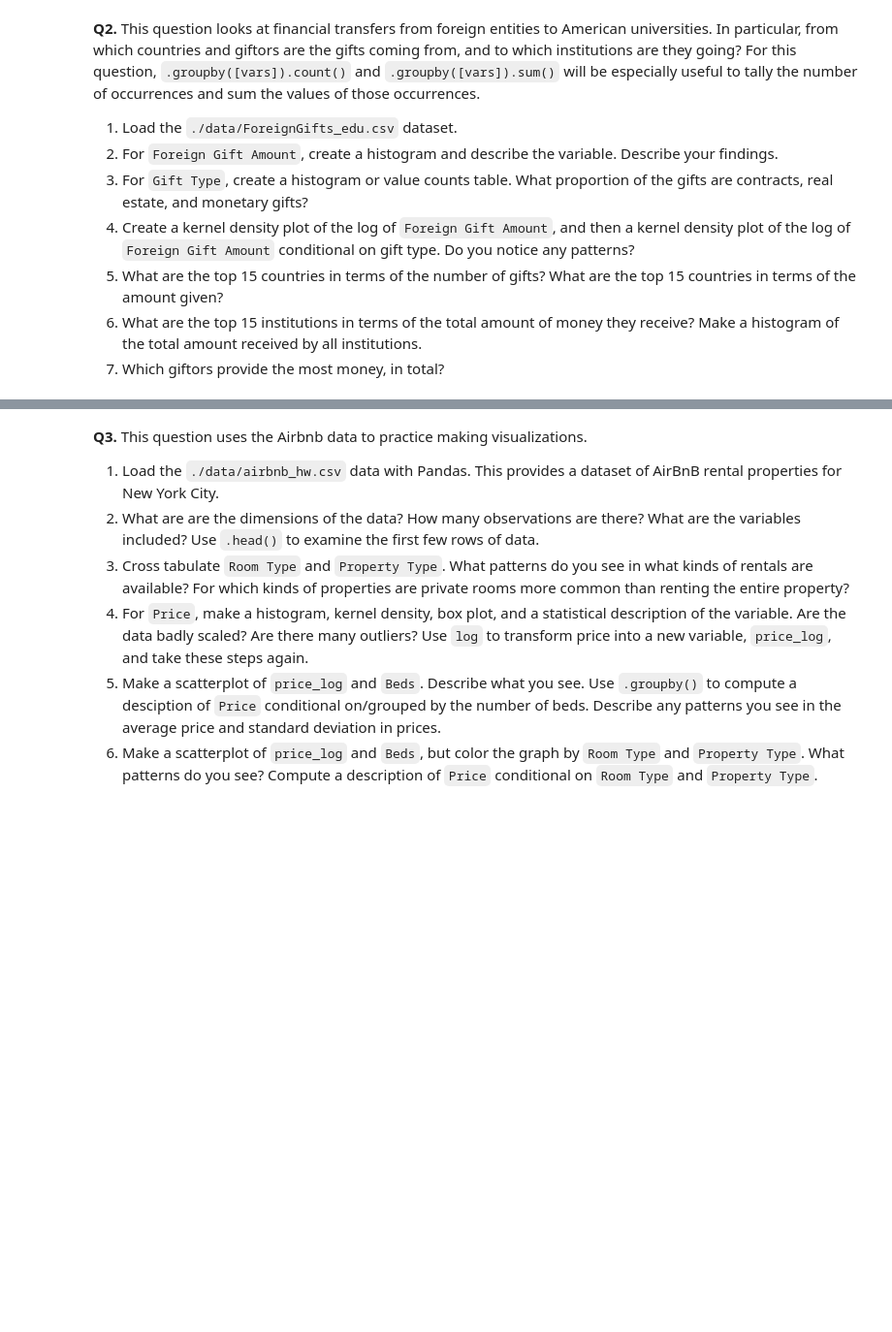
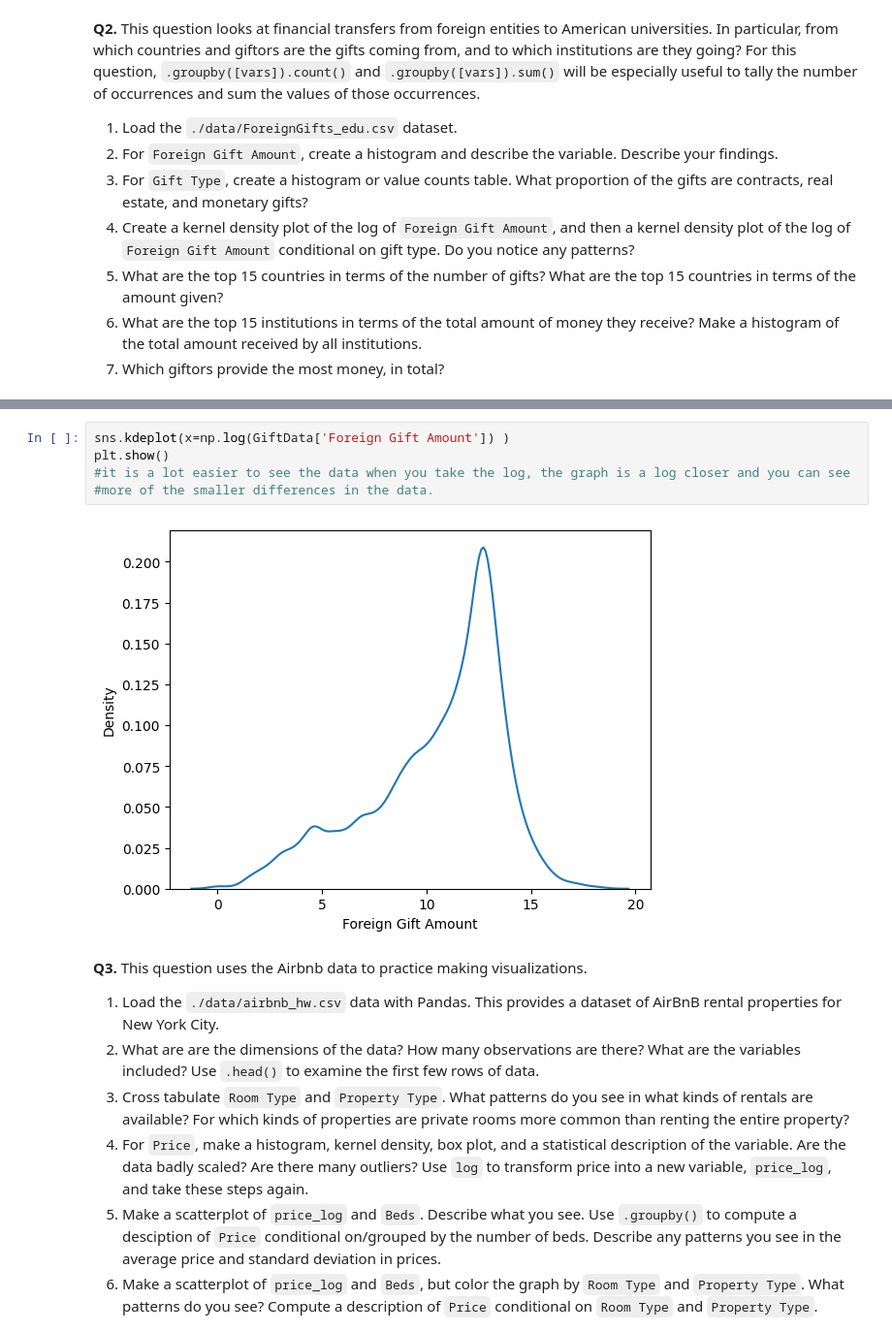
Before and after one commit to nylaup/EDA, a Jupyter notebook: assignment/assignment.ipynb, the cells around one changed output, grey strips where cells are left out. Shown at 97% size. Cells and saved outputs as stored; diff of their text form; blank space fills up the shorter version.

```diff
--- a/assignment/assignment.ipynb
+++ b/assignment/assignment.ipynb
@@ -38,3 +80,10 @@ It can be very helpful to understand some basic properties of these statistics.
+# %%
+sns.kdeplot(x=np.log(GiftData['Foreign Gift Amount']) )
+plt.show()
+#it is a lot easier to see the data when you take the log, the graph is a log closer and you can see
+#more of the smaller differences in the data.
+# %% [output]
+[figure, added]
 # %% [markdown]
 **Q3.** This question uses the Airbnb data to practice making visualizations.
 
```
Also changed, not shown: parts of 3 cells of this notebook.
